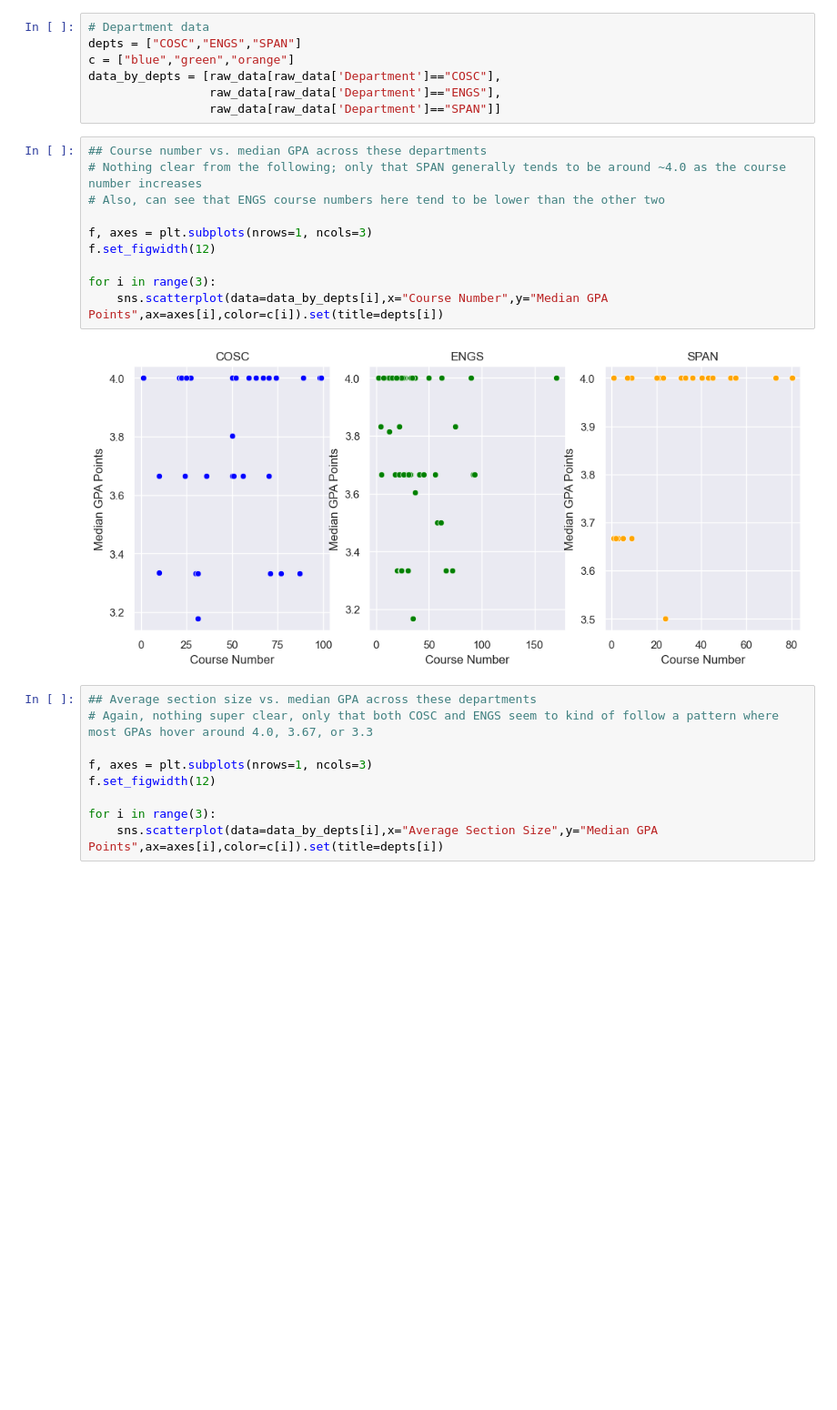
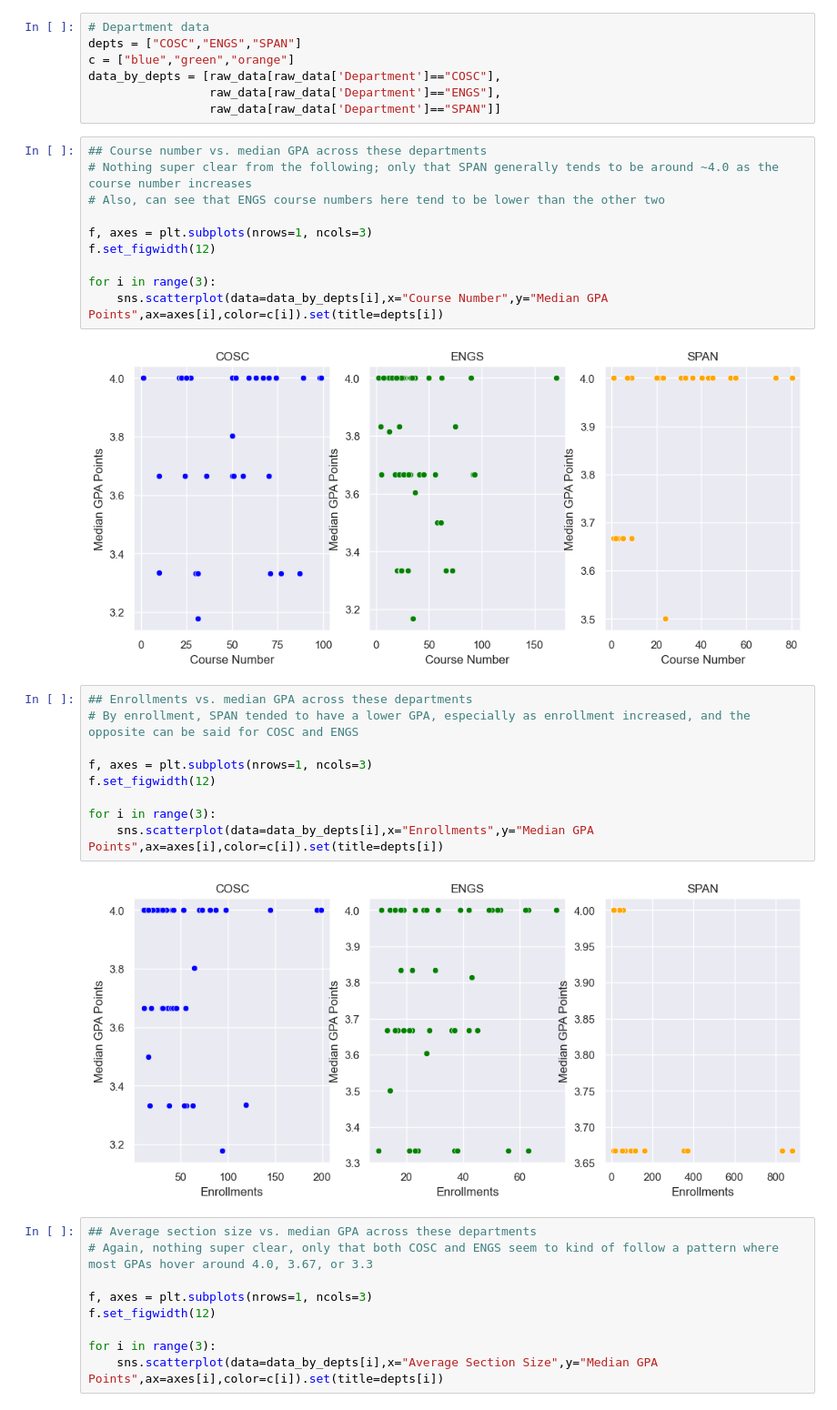
Before and after one commit to kabirmoghe/dali-data-challenge, a Jupyter notebook: DALI Courses Exploration.ipynb, the cells around one changed output. Shown at 91% size. Saved outputs shown, nothing was run; the diff lists cells and outputs as text; blank space fills up the shorter version.

```diff
--- a/DALI Courses Exploration.ipynb
+++ b/DALI Courses Exploration.ipynb
@@ -119,7 +119,7 @@ data_by_depts = [raw_data[raw_data['Department']=="COSC"],
                  raw_data[raw_data['Department']=="SPAN"]]
 # %%
 ## Course number vs. median GPA across these departments
-# Nothing clear from the following; only that SPAN generally tends to be around ~4.0 as the course number increases
+# Nothing super clear from the following; only that SPAN generally tends to be around ~4.0 as the course number increases
 # Also, can see that ENGS course numbers here tend to be lower than the other two
 
 f, axes = plt.subplots(nrows=1, ncols=3)
@@ -129,6 +129,17 @@ for i in range(3):
     sns.scatterplot(data=data_by_depts[i],x="Course Number",y="Median GPA Points",ax=axes[i],color=c[i]).set(title=depts[i])
 # %% [output]
 [figure]
+# %%
+## Enrollments vs. median GPA across these departments
+# By enrollment, SPAN tended to have a lower GPA, especially as enrollment increased, and the opposite can be said for COSC and ENGS
+
+f, axes = plt.subplots(nrows=1, ncols=3)
+f.set_figwidth(12)
+
+for i in range(3):
+    sns.scatterplot(data=data_by_depts[i],x="Enrollments",y="Median GPA Points",ax=axes[i],color=c[i]).set(title=depts[i])
+# %% [output]
+[figure, added]
 # %%
 ## Average section size vs. median GPA across these departments
 # Again, nothing super clear, only that both COSC and ENGS seem to kind of follow a pattern where most GPAs hover around 4.0, 3.67, or 3.3
```
Also changed, not shown: 1 other file.
